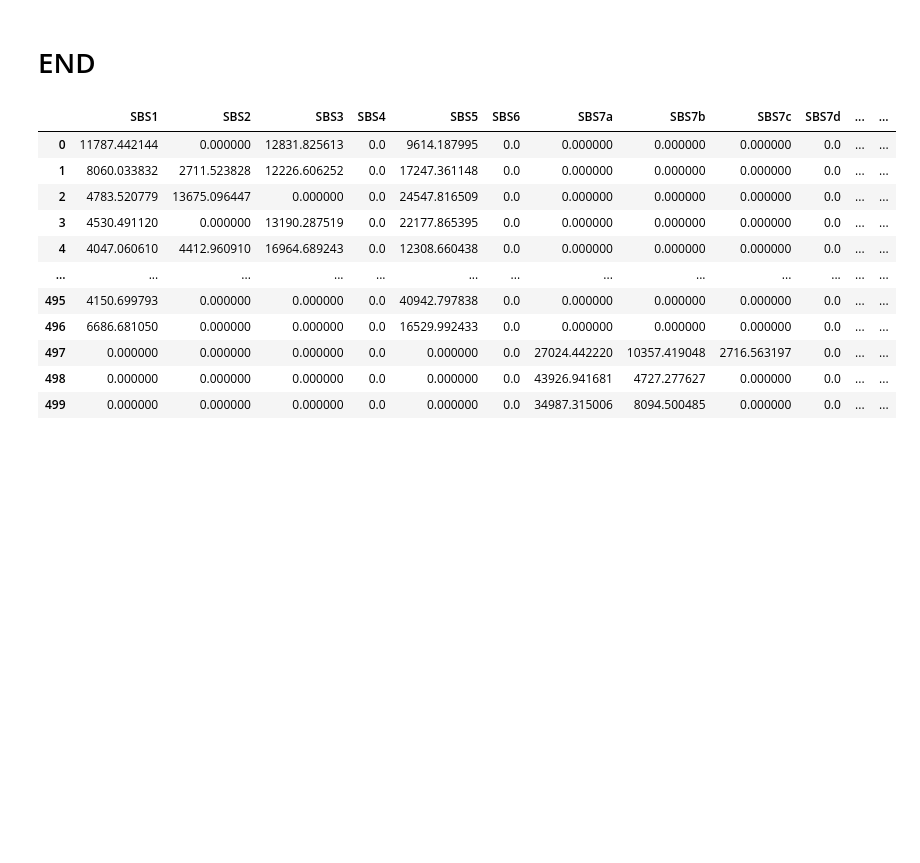
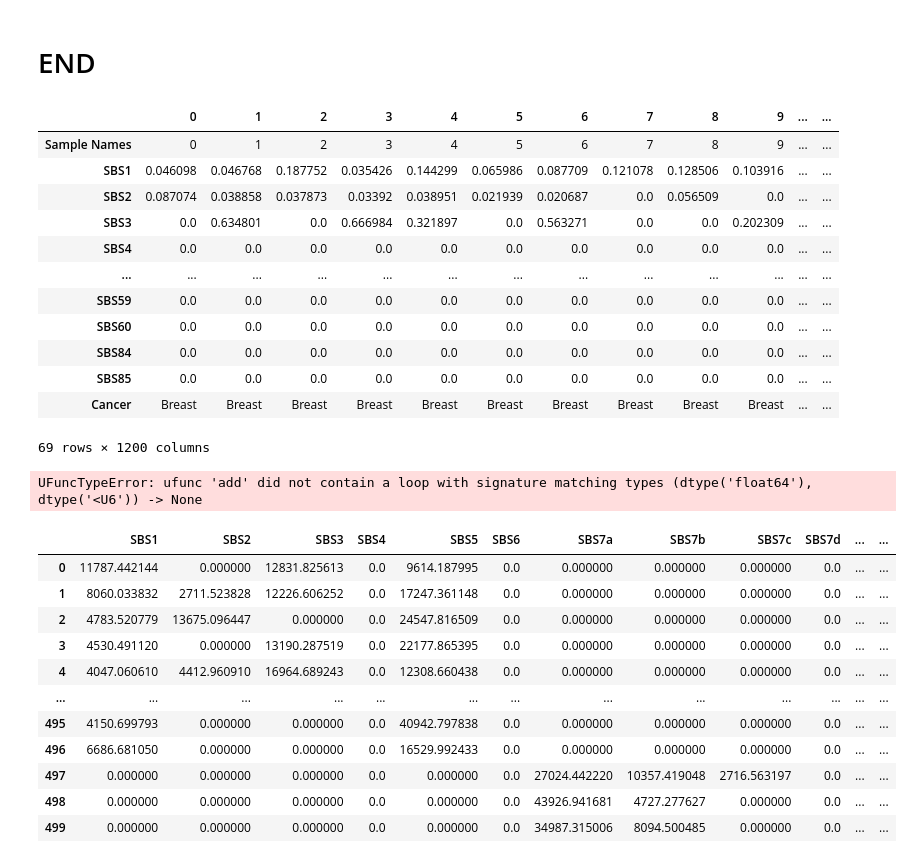
Before and after one commit to marcin119a/data_comparation, a Jupyter notebook: benchmark_6_output/interpretation_benchmark_6.ipynb, the cells around one changed output. Drawn from its saved outputs; the diff is of its cells as text; code cells hidden in the pictures; blank space fills up the shorter version.

```diff
--- a/benchmark_6_output/interpretation_benchmark_6.ipynb
+++ b/benchmark_6_output/interpretation_benchmark_6.ipynb
@@ -713,10 +713,26 @@ correlations_df_our['Correlation'].mean(), correlations_df_sig_profile['Correlat
 (0.9936995877653918, 0.9823966695847786, 0.9607821853300345)
 # %% [markdown]
 # END
+# %%
+pd.read_csv('data/signatures_in_sample.csv').T
+# %% [output]
+|  | 0 | 1 | 2 | 3 | 4 | 5 | 6 | 7 | 8 | 9 | ... | ... |
+| Sample Names | 0 | 1 | 2 | 3 | 4 | 5 | 6 | 7 | 8 | 9 | ... | ... |
+| SBS1 | 0.046098 | 0.046768 | 0.187752 | 0.035426 | 0.144299 | 0.065986 | 0.087709 | 0.121078 | 0.128506 | 0.103916 | ... | ... |
+| SBS2 | 0.087074 | 0.038858 | 0.037873 | 0.03392 | 0.038951 | 0.021939 | 0.020687 | 0.0 | 0.056509 | 0.0 | ... | ... |
+| SBS3 | 0.0 | 0.634801 | 0.0 | 0.666984 | 0.321897 | 0.0 | 0.563271 | 0.0 | 0.0 | 0.202309 | ... | ... |
+| SBS4 | 0.0 | 0.0 | 0.0 | 0.0 | 0.0 | 0.0 | 0.0 | 0.0 | 0.0 | 0.0 | ... | ... |
+| ... | ... | ... | ... | ... | ... | ... | ... | ... | ... | ... | ... | ... |
+| SBS59 | 0.0 | 0.0 | 0.0 | 0.0 | 0.0 | 0.0 | 0.0 | 0.0 | 0.0 | 0.0 | ... | ... |
+| SBS60 | 0.0 | 0.0 | 0.0 | 0.0 | 0.0 | 0.0 | 0.0 | 0.0 | 0.0 | 0.0 | ... | ... |
+| SBS84 | 0.0 | 0.0 | 0.0 | 0.0 | 0.0 | 0.0 | 0.0 | 0.0 | 0.0 | 0.0 | ... | ... |
+| SBS85 | 0.0 | 0.0 | 0.0 | 0.0 | 0.0 | 0.0 | 0.0 | 0.0 | 0.0 | 0.0 | ... | ... |
+| Cancer | Breast | Breast | Breast | Breast | Breast | Breast | Breast | Breast | Breast | Breast | ... | ... |
+69 rows × 1200 columns
 # %%
 import pandas as pd
 
-def save_to_dataframe(best_columns, findSigExposures, cancer_type, patient):
+def save_to_dataframe(best_columns, findSigExposures, patient):
     """
     Saves the best_columns and findSigExposures to a pandas DataFrame.
     """
@@ -725,7 +741,6 @@ def save_to_dataframe(best_columns, findSigExposures, cancer_type, patient):
     # Add the best_columns as another column, ensuring the length matches
     # If best_columns is shorter, pad with None or a default value
     df['best_columns'] = pd.Series(best_columns).reindex(df.index)
-    df['Cancer Types'] = cancer_type
     df['Sample Names'] = patient
 
     return df
@@ -752,11 +767,13 @@ for i in range(tumorBRCA.shape[1]):
     non_zero_condition = (patient != 0)
     indexes = non_zero_condition[non_zero_condition].index.tolist()
 
-    r = save_to_dataframe(indexes, patient[indexes].to_numpy(), SigProfilerAssignment.iloc[i]['Samples'], 'Head-SCC')
+    r = save_to_dataframe(indexes, patient[indexes].to_numpy(), SigProfilerAssignment.iloc[i]['Samples'])
     ground_truth_df = pd.concat([r, ground_truth_df], ignore_index=True)
 
 
 ground_truth_df.to_csv('output/experiment_sig_profiles.csv')
+# %% [output]
+UFuncTypeError: ufunc 'add' did not contain a loop with signature matching types (dtype('float64'), dtype('<U6')) -> None
 # %%
 SigProfilerAssignment
 # %%
```
Also changed, not shown: parts of 9 cells of this notebook, 2 other files.
